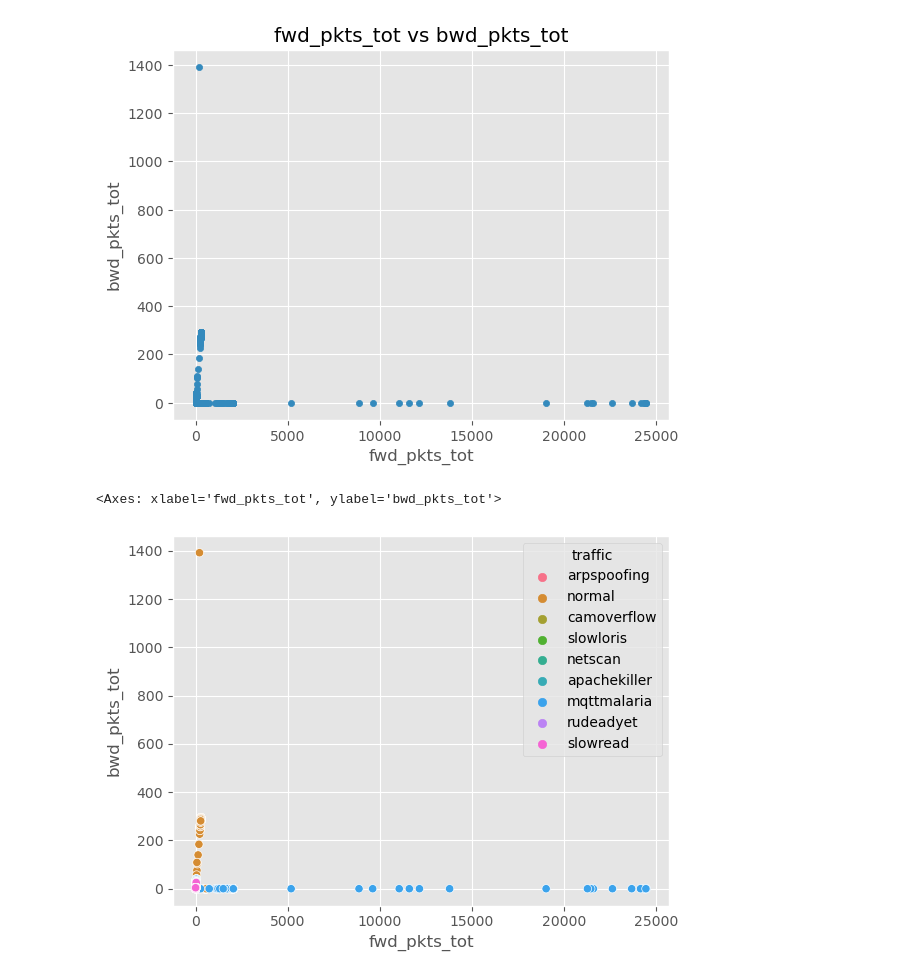
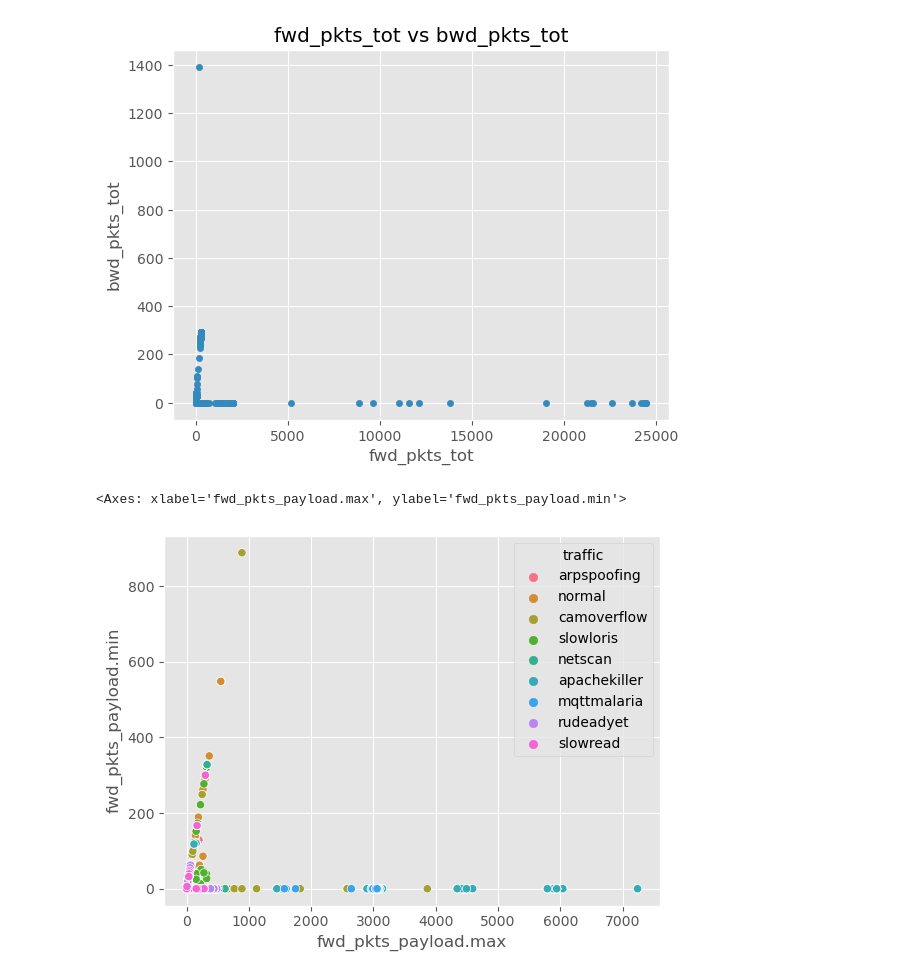
Before and after one commit to ivoafonsobispo/XAI-Cybersecurity, a Jupyter notebook: 1_Pre-Modeling_Phase/1_IoMT_AI_IDS_Exploratory_Data_Analysis.ipynb, the cells around one changed output. Saved outputs shown, nothing was run; the diff lists cells and outputs as text; code cells hidden in the pictures.

```diff
--- a/1_Pre-Modeling_Phase/1_IoMT_AI_IDS_Exploratory_Data_Analysis.ipynb
+++ b/1_Pre-Modeling_Phase/1_IoMT_AI_IDS_Exploratory_Data_Analysis.ipynb
@@ -386,13 +386,13 @@ plt.show()
 # %% [output]
 [figure]
 # %%
-sns.scatterplot(x='fwd_pkts_tot',
-                y='bwd_pkts_tot',
+sns.scatterplot(x='fwd_pkts_payload.max',
+                y='fwd_pkts_payload.min',
                 hue='traffic',
                 data=df)
 # %% [output]
-<Axes: xlabel='fwd_pkts_tot', ylabel='bwd_pkts_tot'>
+<Axes: xlabel='fwd_pkts_payload.max', ylabel='fwd_pkts_payload.min'>
-[figure, old version]
+[figure, new version]
 # %%
 sns.pairplot(hue='traffic',
              data=df,
```
Also changed, not shown: parts of 3 cells of this notebook, 11 other files.
